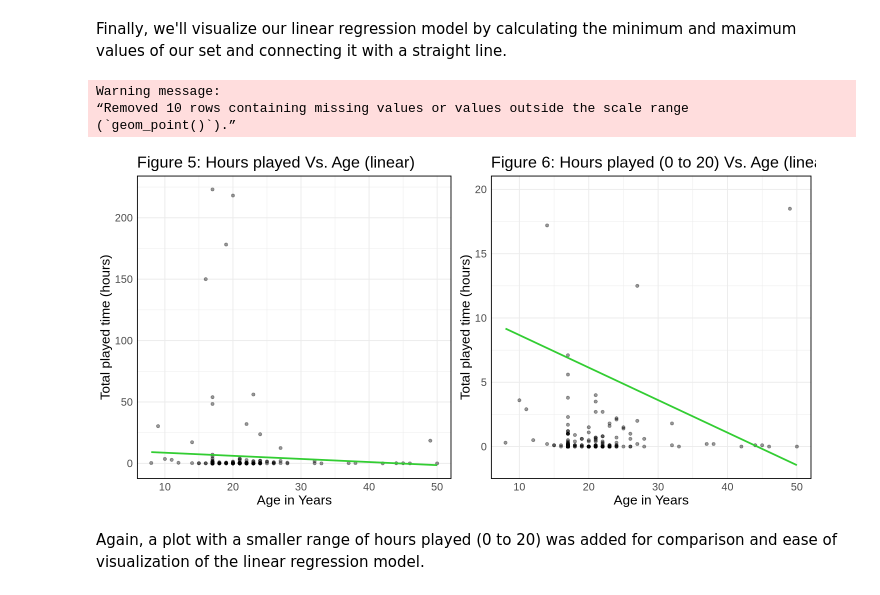
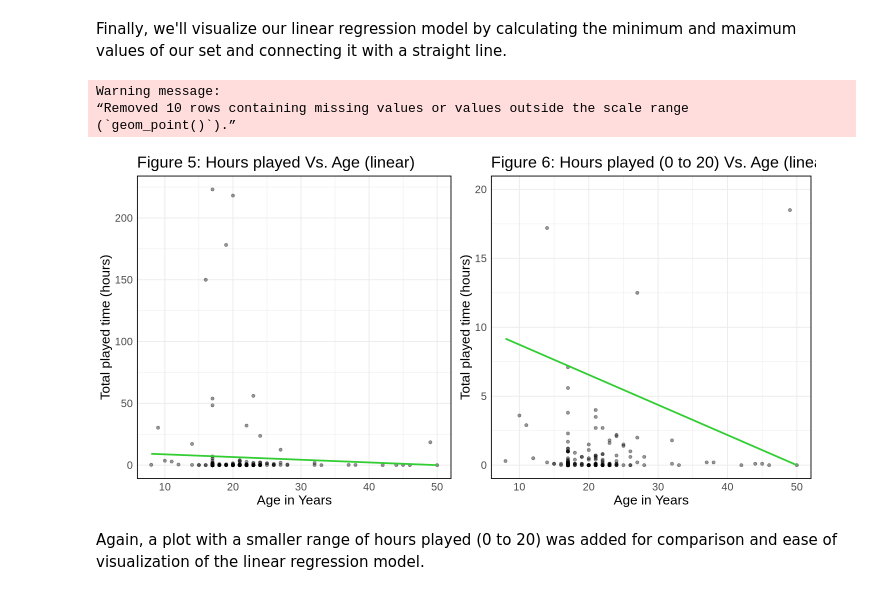
Before and after one commit to lucydehaan/Group-Project, a Jupyter notebook: Project.ipynb, the cells around one changed output. Cells and saved outputs as stored; diff of their text form; code cells hidden in the pictures.

```diff
--- a/Project.ipynb
+++ b/Project.ipynb
@@ -405,8 +423,9 @@ hours_prediction_grid <- tibble(
 )
 
 hours_pred <- lm_fit |>
-  predict(hours_prediction_grid) |>
-  bind_cols(hours_prediction_grid)
+    predict(hours_prediction_grid) |>
+    bind_cols(hours_prediction_grid) |>
+    mutate(.pred = pmax(.pred, 0)) #keeps predictions positive (hours played can't be negative)
 
 linear_plot <- ggplot(data, aes(x = age, y = played_hours)) +
   geom_point(alpha = 0.4) +
@@ -414,34 +433,34 @@ linear_plot <- ggplot(data, aes(x = age, y = played_hours)) +
             mapping = aes(x = age, y = .pred),
             color = "limegreen",
             linewidth = 1) +
   theme_minimal() +
   labs(x = "Age in Years",
         y = "Total played time (hours)",
         title = "Figure 5: Hours played Vs. Age (linear)") +
   theme(panel.border = element_rect(color = "black", fill = NA, linewidth = 1),
         text = element_text(size = 16))
 
 
 linear_plot_range <- ggplot(data, aes(x = age, y = played_hours)) +
   geom_point(alpha = 0.4) +
   geom_line(data = hours_pred,
             mapping = aes(x = age, y = .pred),
             color = "limegreen",
             linewidth = 1) +
   theme_minimal() +
   xlab("Age in Years") +
   ylab("Total played time (hours)") +
   ggtitle("Figure 6: Hours played (0 to 20) Vs. Age (linear)") +
   scale_y_continuous(limits = c(NA, 20)) +
   theme(panel.border = element_rect(color = "black", fill = NA, linewidth = 1),
           text = element_text(size = 16))
 
 plot_grid(linear_plot, linear_plot_range, ncol = 2)
 # %% [output]
 Warning message:
 “Removed 10 rows containing missing values or values outside the scale range
 (`geom_point()`).”
-[figure, old version]
+[figure, new version]
 # %% [markdown]
 Again, a plot with a smaller range of hours played (0 to 20) was added for comparison and ease of visualization of the linear regression model.
 # %% [markdown]
```
Also changed, not shown: parts of 2 cells of this notebook.
